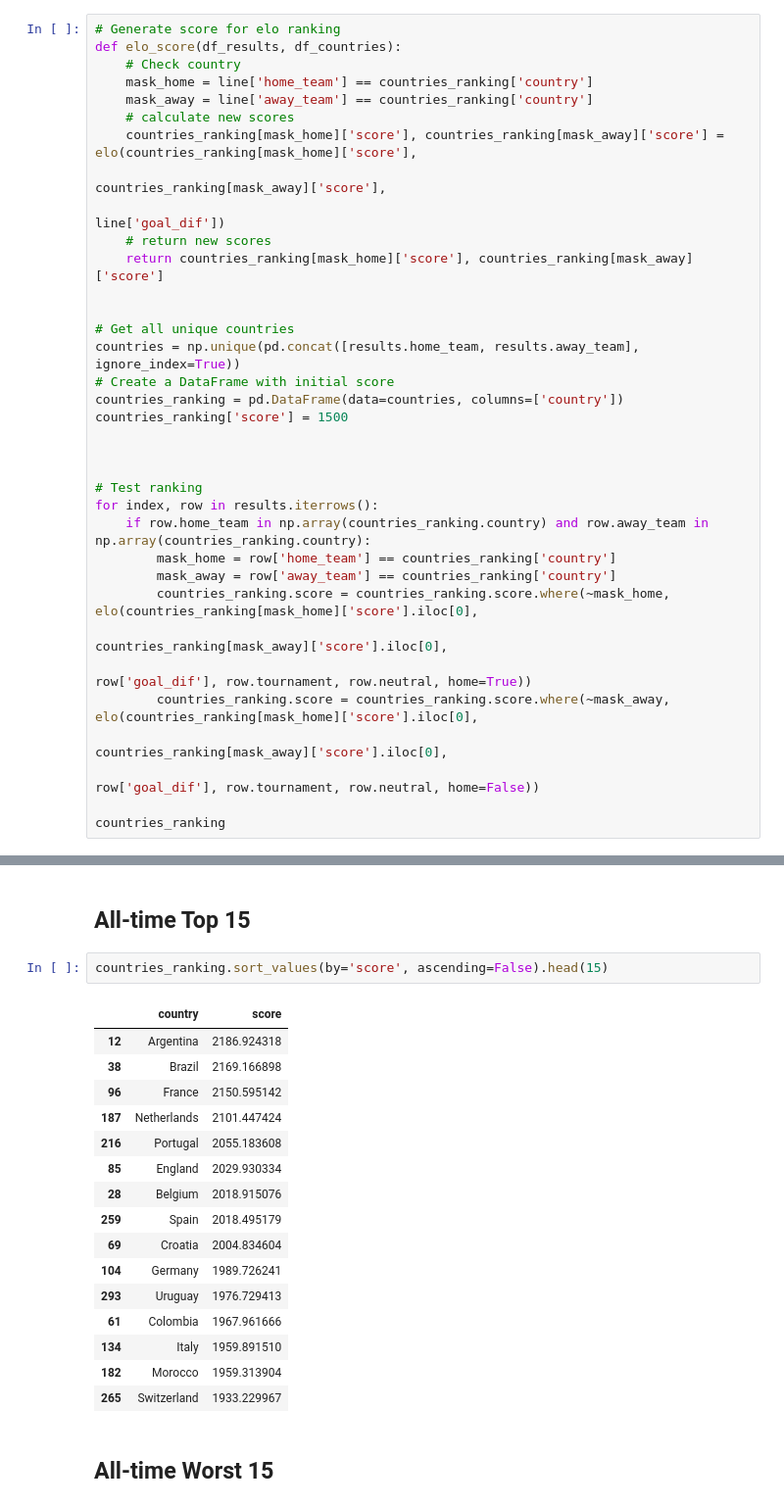
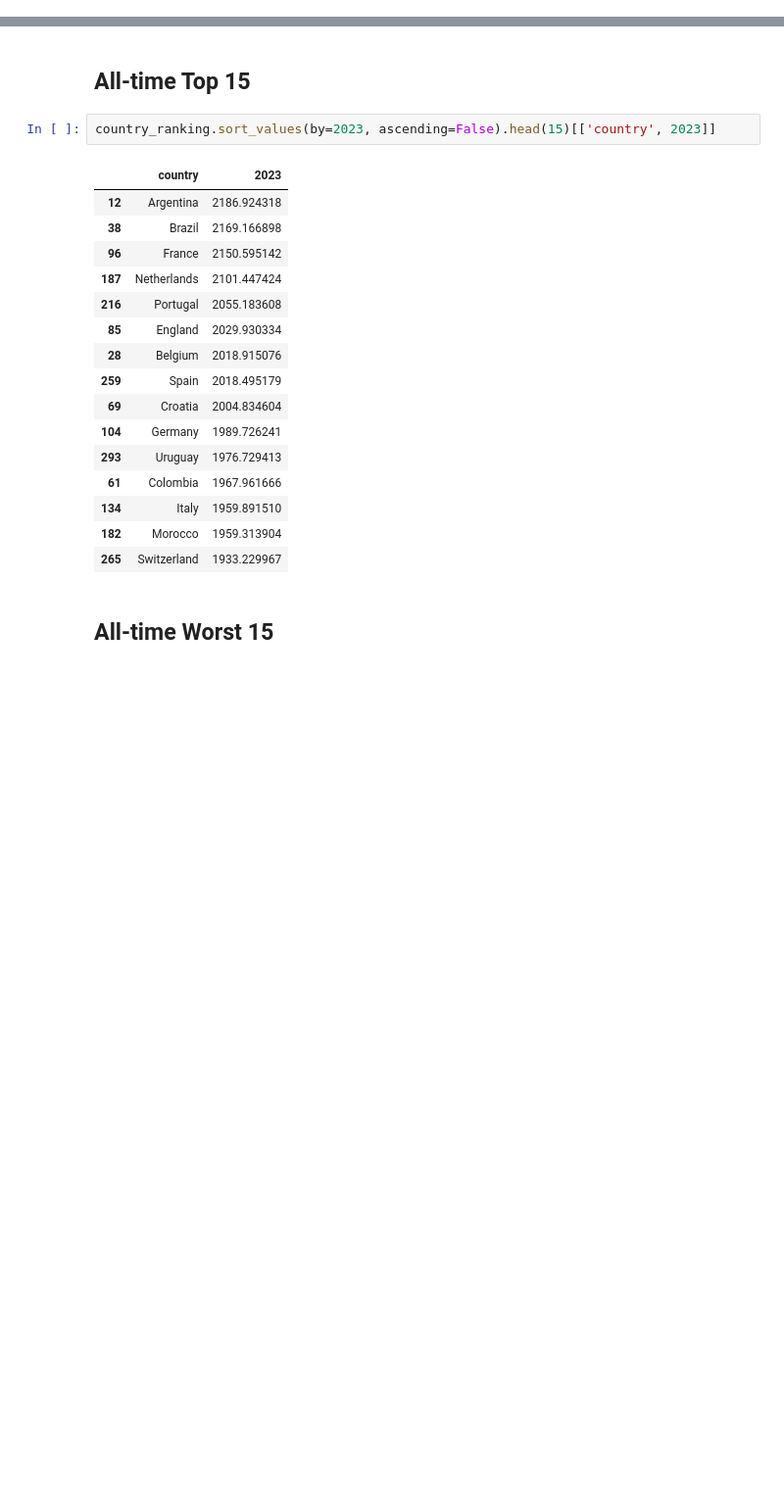
Before and after one commit to ryann-arruda/python-data-analysis, a Jupyter notebook: project_code.ipynb, the cells around one changed output, grey strips where cells are left out. Shown at 98% size. Drawn from its saved outputs; the diff is of its cells as text; blank space fills up the shorter version.

Commit message:
perf: Optimization of elo ranking calculation

```diff
--- a/project_code.ipynb
+++ b/project_code.ipynb
@@ -475,38 +479,3 @@ def elo(ranking_a, ranking_b, goal_dif, tournament, neutral, home=True):
     return ranking_b - points_change(ranking_a, ranking_b, goal_dif, tournament, home_advantage=100)
 # %% [markdown]
 ## **Data Processing**
-# %%
-# Generate score for elo ranking
-def elo_score(df_results, df_countries):
-    # Check country
-    mask_home = line['home_team'] == countries_ranking['country']
-    mask_away = line['away_team'] == countries_ranking['country']
-    # calculate new scores
-    countries_ranking[mask_home]['score'], countries_ranking[mask_away]['score'] = elo(countries_ranking[mask_home]['score'],
-                                                                                      countries_ranking[mask_away]['score'],
-                                                                                      line['goal_dif'])
-    # return new scores
-    return countries_ranking[mask_home]['score'], countries_ranking[mask_away]['score']
-
-
-# Get all unique countries
-countries = np.unique(pd.concat([results.home_team, results.away_team], ignore_index=True))
-# Create a DataFrame with initial score
-countries_ranking = pd.DataFrame(data=countries, columns=['country'])
-countries_ranking['score'] = 1500
-
-
-
-# Test ranking
-for index, row in results.iterrows():
-    if row.home_team in np.array(countries_ranking.country) and row.away_team in np.array(countries_ranking.country):
-        mask_home = row['home_team'] == countries_ranking['country']
-        mask_away = row['away_team'] == countries_ranking['country']
-        countries_ranking.score = countries_ranking.score.where(~mask_home, elo(countries_ranking[mask_home]['score'].iloc[0],
-                                                                                  countries_ranking[mask_away]['score'].iloc[0],
-                                                                                  row['goal_dif'], row.tournament, row.neutral, home=True))
-        countries_ranking.score = countries_ranking.score.where(~mask_away, elo(countries_ranking[mask_home]['score'].iloc[0],
-                                                                                  countries_ranking[mask_away]['score'].iloc[0],
-                                                                                  row['goal_dif'], row.tournament, row.neutral, home=False))
-
-countries_ranking
@@ -527,9 +540,9 @@ countries_ranking
 # %% [markdown]
 ## **All-time Top 15**
 # %%
-countries_ranking.sort_values(by='score', ascending=False).head(15)
+country_ranking.sort_values(by=2023, ascending=False).head(15)[['country', 2023]]
 # %% [output]
-|  | country | score |
+|  | country | 2023 |
 | 12 | Argentina | 2186.924318 |
 | 38 | Brazil | 2169.166898 |
 | 96 | France | 2150.595142 |
```
Also changed, not shown: parts of 17 cells of this notebook.
